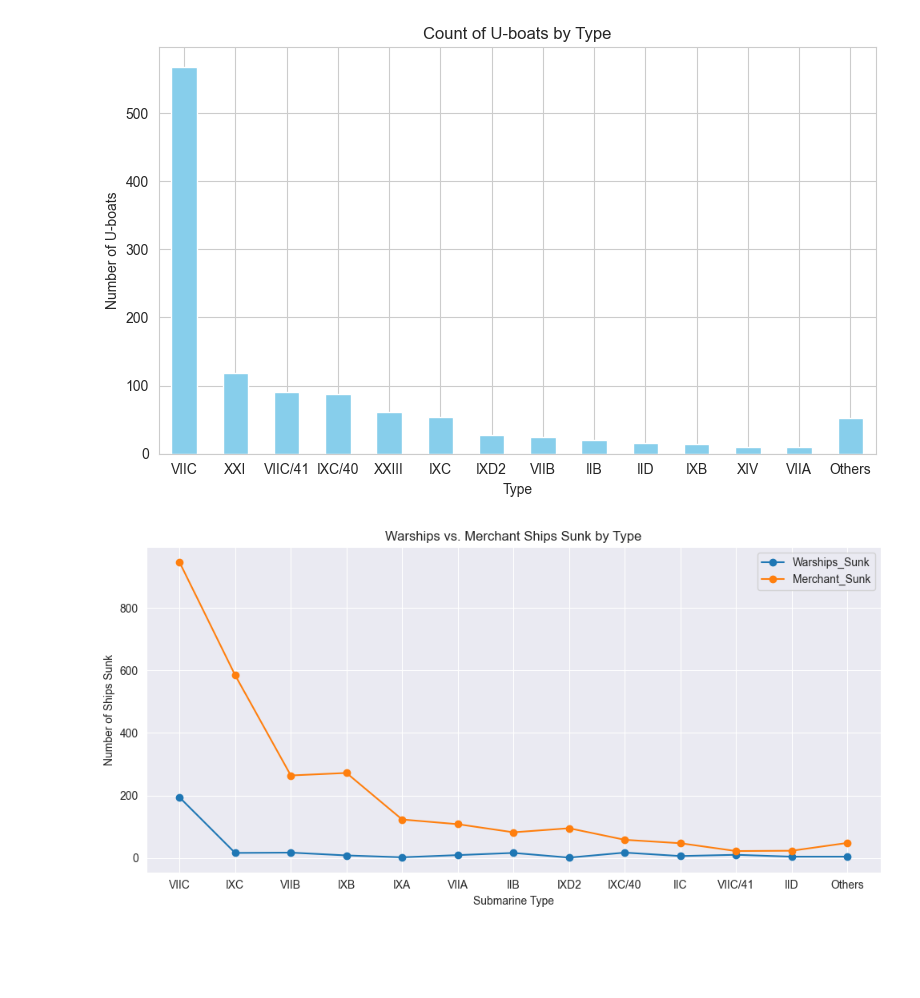
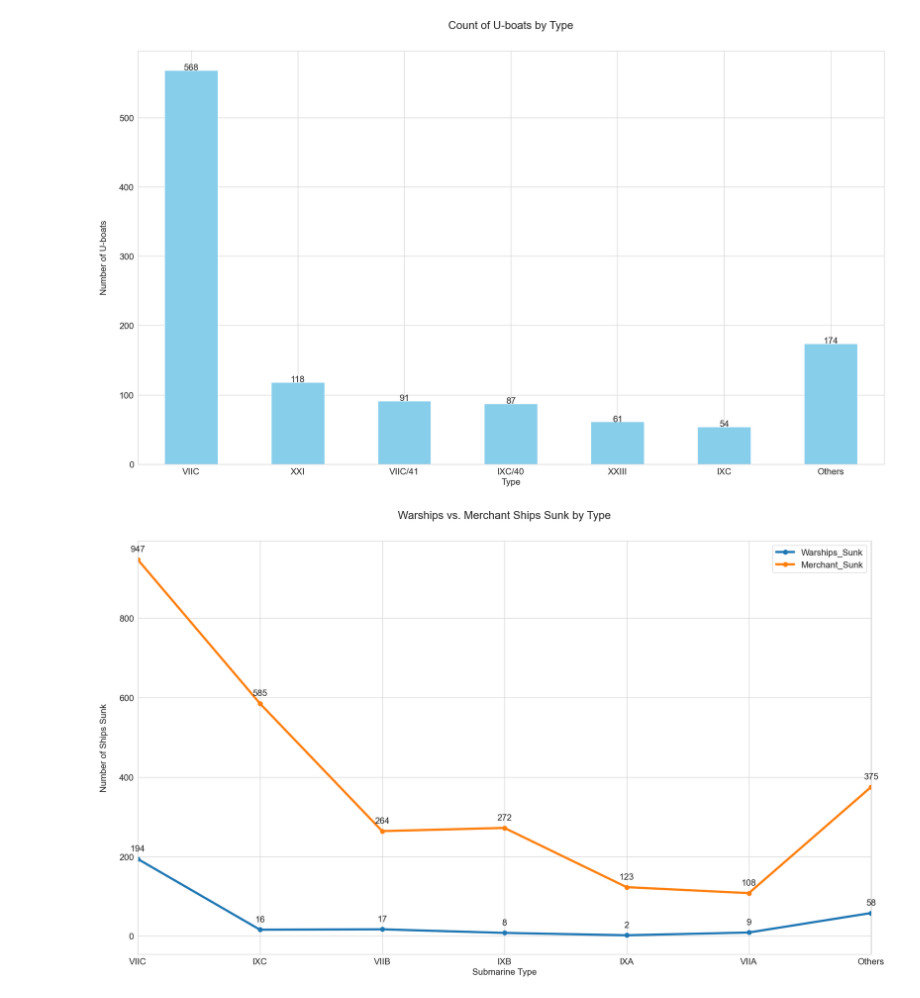
Before and after one commit to amdla/Data-visualisation, a Jupyter notebook: u-boot/karabin.ipynb, the cells around one changed output. Cells and saved outputs as stored; diff of their text form; code cells hidden in the pictures; blank space fills up the shorter version.

```diff
--- a/u-boot/karabin.ipynb
+++ b/u-boot/karabin.ipynb
@@ -27,5 +30,5 @@ plt.show()
 # %%
-type_threshold = 10
+type_threshold = 30
 
 type_counts = df['Type'].value_counts()
 # Separate out the ones below threshold
@@ -37,23 +40,28 @@ type_counts_filtered = type_counts_main.copy()
 if others_count > 0:
     type_counts_filtered['Others'] = others_count
 
-plt.figure(figsize=(8, 5))
+plt.figure(figsize=(20, 12))
+plt.yticks(fontsize=16)
+plt.xticks(fontsize=16)
 type_counts_filtered.plot(kind='bar', color='skyblue')
-plt.title("Count of U-boats by Type")
-plt.xlabel("Type")
-plt.ylabel("Number of U-boats")
+plt.title("Count of U-boats by Type", fontsize=20, pad=40)
+plt.xlabel("Type", fontsize=16)
+plt.ylabel("Number of U-boats", fontsize=16, labelpad=20)
 plt.xticks(rotation=360)
+# add numeric values over bars
+for i, v in enumerate(type_counts_filtered):
+    plt.text(i, v + 0.5, str(v), ha='center', fontsize=16)
 plt.tight_layout()
 plt.show()
 # %% [output]
-[figure, old version]
+[figure, new version]
 # %%
 import pandas as pd
 import matplotlib.pyplot as plt
 
 # Convert columns to numeric
 df['Warships_sunk_n_total_loss_No'] = pd.to_numeric(df['Warships_sunk_n_total_loss_No'], errors='coerce').fillna(0)
-df['Merchant_Ships_sunk_No']       = pd.to_numeric(df['Merchant_Ships_sunk_No'], errors='coerce').fillna(0)
+df['Merchant_Ships_sunk_No'] = pd.to_numeric(df['Merchant_Ships_sunk_No'], errors='coerce').fillna(0)
 
 # Group by 'Type' and sum Warships + Merchant Ships
 grouped_data = df.groupby('Type').agg({
@@ -65,46 +73,56 @@ grouped_data = df.groupby('Type').agg({
 grouped_data.columns = ['Warships_Sunk', 'Merchant_Sunk']
 
 # Apply threshold
-sunk_threshold = 20
+sunk_threshold = 100
 grouped_data['Total_Sunk'] = grouped_data['Warships_Sunk'] + grouped_data['Merchant_Sunk']
 
 above_threshold = grouped_data[grouped_data['Total_Sunk'] >= sunk_threshold]
 below_threshold = grouped_data[grouped_data['Total_Sunk'] < sunk_threshold]
 
 # Sum values below threshold into "Others"
 if not below_threshold.empty:
     others_warships = below_threshold['Warships_Sunk'].sum()
     others_merchant = below_threshold['Merchant_Sunk'].sum()
 
     others_row = pd.DataFrame({
         'Warships_Sunk': [others_warships],
         'Merchant_Sunk': [others_merchant]
     }, index=['Others'])
 
     final_data = pd.concat([above_threshold, others_row])
 else:
     final_data = above_threshold
 
 # Sort by total sunk
 final_data = final_data.sort_values(by='Total_Sunk', ascending=False)
 
 # FIX: Explicitly set x-ticks to category labels
-plt.figure(figsize=(10, 5))
+plt.figure(figsize=(20, 12))
 ax = plt.gca()  # Get current axis
-final_data[['Warships_Sunk', 'Merchant_Sunk']].plot(kind='line', marker='o', ax=ax)
+final_data[['Warships_Sunk', 'Merchant_Sunk']].plot(kind='line', marker='o', ax=ax, markersize=8, linewidth=4)
 
-plt.title("Warships vs. Merchant Ships Sunk by Type")
-plt.xlabel("Submarine Type")
-plt.ylabel("Number of Ships Sunk")
+plt.title("Warships vs. Merchant Ships Sunk by Type", fontsize=20, pad=40)
+plt.xlabel("Submarine Type", fontsize=16)
+plt.ylabel("Number of Ships Sunk", fontsize=16, labelpad=20)
 
 # Set correct x-ticks to avoid weird dots
 ax.set_xticks(range(len(final_data.index)))  # Position ticks correctly
 ax.set_xticklabels(final_data.index, rotation=0)  # Show correct category labels
 
+plt.yticks(fontsize=16)
+plt.xticks(fontsize=16)
+plt.legend(fontsize=16)
+
+# Add numeric values over lines, add +0.5 to y values for better visibility
+for i, (warships, merchant) in enumerate(zip(final_data['Warships_Sunk'], final_data['Merchant_Sunk'])):
+    plt.text(i, warships + 20, str(int(warships)), ha='center', fontsize=16)
+    plt.text(i, merchant + 20, str(int(merchant)), ha='center', fontsize=16)
+
+plt.xlim(0, len(final_data.index) - 1)  # Adjust x-limits to fit the data
 plt.tight_layout()
 plt.show()
 # %% [output]
-[figure, old version]
+[figure, new version]
 # %%
 # Compute the ratio (Total Ships Sunk) / (Count of U-boats)
 type_counts = df['Type'].value_counts()
```
Also changed, not shown: parts of 4 cells of this notebook, 9 other files.
